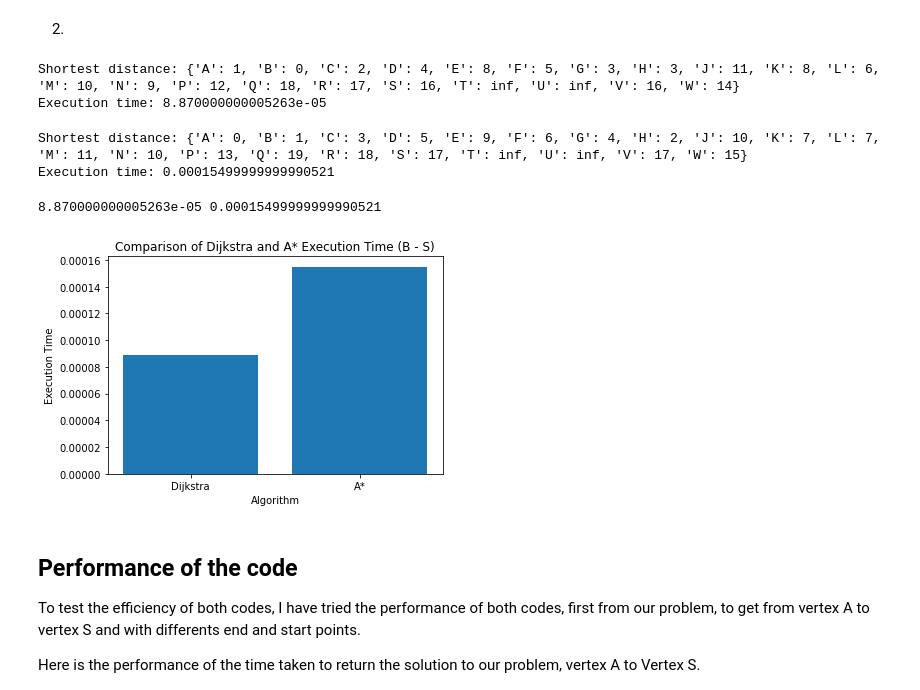
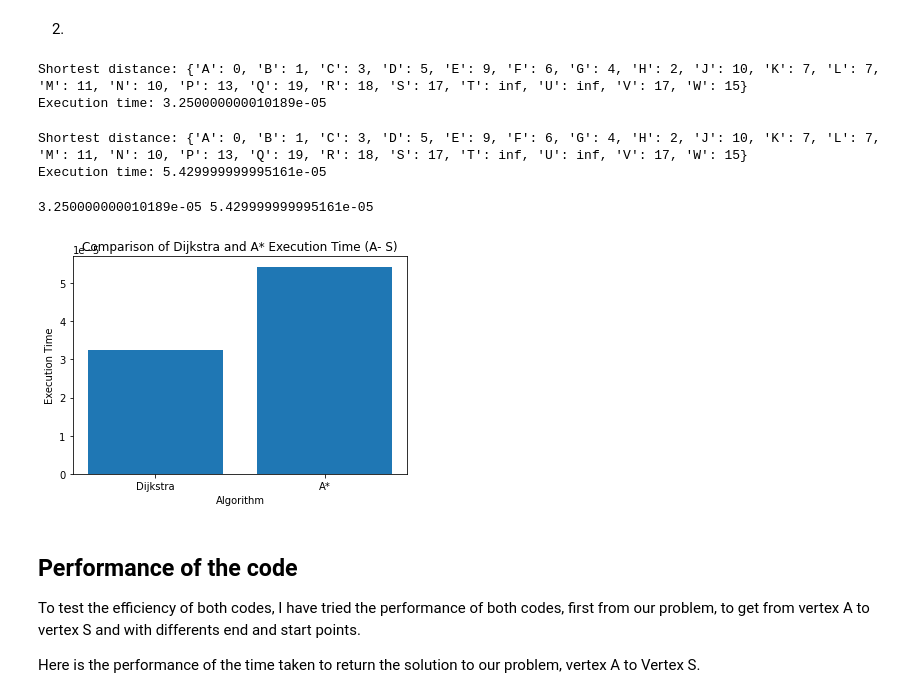
Before and after one commit to 2020300/CA-AI, a Jupyter notebook: PedroMarcal_DV_CA2.ipynb, the cells around one changed output. Drawn from its saved outputs; the diff is of its cells as text; code cells hidden in the pictures.

```diff
--- a/PedroMarcal_DV_CA2.ipynb
+++ b/PedroMarcal_DV_CA2.ipynb
@@ -245,12 +245,12 @@ def dijkstra_alg (graph, start, end):
     return distances, execution_time
 # %%
 # Run code and store run time into a variable
-distance, time_taken = dijkstra_alg(graph, 'B', 'S')
+distance, time_taken = dijkstra_alg(graph, 'A', 'S')
 print("Shortest distance:", distance)
 print("Execution time:", time_taken)
 # %% [output]
-Shortest distance: {'A': 1, 'B': 0, 'C': 2, 'D': 4, 'E': 8, 'F': 5, 'G': 3, 'H': 3, 'J': 11, 'K': 8, 'L': 6, 'M': 10, 'N': 9, 'P': 12, 'Q': 18, 'R': 17, 'S': 16, 'T': inf, 'U': inf, 'V': 16, 'W': 14}
-Execution time: 8.870000000005263e-05
+Shortest distance: {'A': 0, 'B': 1, 'C': 3, 'D': 5, 'E': 9, 'F': 6, 'G': 4, 'H': 2, 'J': 10, 'K': 7, 'L': 7, 'M': 11, 'N': 10, 'P': 13, 'Q': 19, 'R': 18, 'S': 17, 'T': inf, 'U': inf, 'V': 17, 'W': 15}
+Execution time: 3.250000000010189e-05
 # %%
 # Function to implement A* Algorithm
 
@@ -305,18 +305,18 @@ print("Shortest distance:", distance2)
 print("Execution time:", time_taken2)
 # %% [output]
 Shortest distance: {'A': 0, 'B': 1, 'C': 3, 'D': 5, 'E': 9, 'F': 6, 'G': 4, 'H': 2, 'J': 10, 'K': 7, 'L': 7, 'M': 11, 'N': 10, 'P': 13, 'Q': 19, 'R': 18, 'S': 17, 'T': inf, 'U': inf, 'V': 17, 'W': 15}
-Execution time: 0.00015499999999990521
+Execution time: 5.429999999995161e-05
 # %%
 # Create bar graph to compare the performance time between the algorithms
 print (time_taken, time_taken2)
 plt.bar(['Dijkstra', 'A*'], [time_taken, time_taken2])
 plt.xlabel('Algorithm')
 plt.ylabel('Execution Time')
-plt.title('Comparison of Dijkstra and A* Execution Time (B - S)')
+plt.title('Comparison of Dijkstra and A* Execution Time (A- S)')
 plt.show()
 # %% [output]
-8.870000000005263e-05 0.00015499999999990521
+3.250000000010189e-05 5.429999999995161e-05
-[figure, old version]
+[figure, new version]
 # %% [markdown]
 ## Performance of the code
 
```
Also changed, not shown: parts of 2 cells of this notebook.
